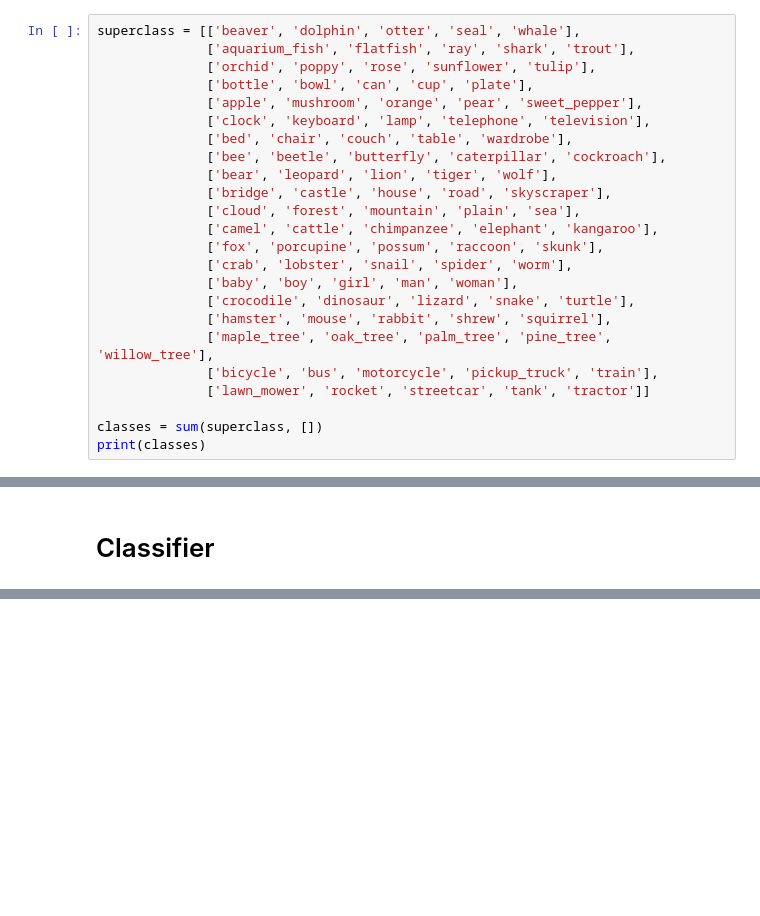
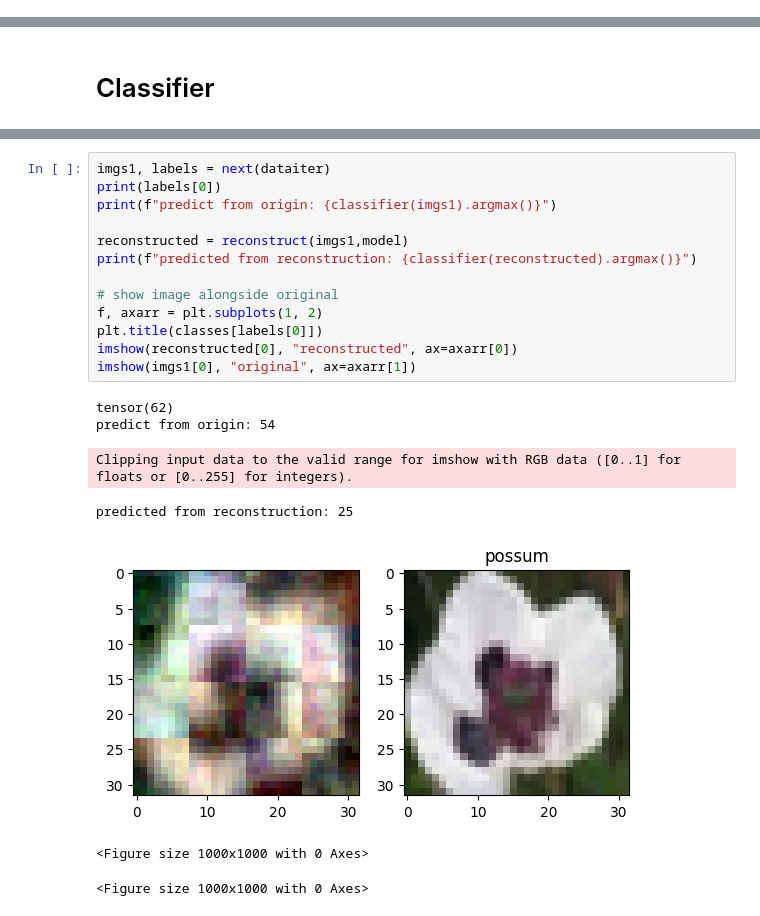
Before and after one commit to nadavo11/Variable-Rate-Remote-Image-Inference-RNN, a Jupyter notebook: classifier.ipynb, the cells around one changed output, grey strips where cells are left out. Cells and saved outputs as stored; diff of their text form; blank space fills up the shorter version.

Commit message:
added classifier

```diff
--- a/classifier.ipynb
+++ b/classifier.ipynb
@@ -76,26 +81,2 @@ Clipping input data to the valid range for imshow with RGB data ([0..1] for floa
 <Figure size 1000x1000 with 0 Axes>
 <Figure size 1000x1000 with 0 Axes>
-# %%
-superclass = [['beaver', 'dolphin', 'otter', 'seal', 'whale'],
-              ['aquarium_fish', 'flatfish', 'ray', 'shark', 'trout'],
-              ['orchid', 'poppy', 'rose', 'sunflower', 'tulip'],
-              ['bottle', 'bowl', 'can', 'cup', 'plate'],
-              ['apple', 'mushroom', 'orange', 'pear', 'sweet_pepper'],
-              ['clock', 'keyboard', 'lamp', 'telephone', 'television'],
-              ['bed', 'chair', 'couch', 'table', 'wardrobe'],
-              ['bee', 'beetle', 'butterfly', 'caterpillar', 'cockroach'],
-              ['bear', 'leopard', 'lion', 'tiger', 'wolf'],
-              ['bridge', 'castle', 'house', 'road', 'skyscraper'],
-              ['cloud', 'forest', 'mountain', 'plain', 'sea'],
-              ['camel', 'cattle', 'chimpanzee', 'elephant', 'kangaroo'],
-              ['fox', 'porcupine', 'possum', 'raccoon', 'skunk'],
-              ['crab', 'lobster', 'snail', 'spider', 'worm'],
-              ['baby', 'boy', 'girl', 'man', 'woman'],
-              ['crocodile', 'dinosaur', 'lizard', 'snake', 'turtle'],
-              ['hamster', 'mouse', 'rabbit', 'shrew', 'squirrel'],
-              ['maple_tree', 'oak_tree', 'palm_tree', 'pine_tree', 'willow_tree'],
-              ['bicycle', 'bus', 'motorcycle', 'pickup_truck', 'train'],
-              ['lawn_mower', 'rocket', 'streetcar', 'tank', 'tractor']]
-
-classes = sum(superclass, [])
-print(classes)
@@ -107,0 +218,21 @@ classifier = torchvision.models.resnet18(pretrained=True, num_classes=100)
+# %%
+imgs1, labels = next(dataiter)
+print(labels[0])
+print(f"predict from origin: {classifier(imgs1).argmax()}")
+
+reconstructed = reconstruct(imgs1,model)
+print(f"predicted from reconstruction: {classifier(reconstructed).argmax()}")
+
+# show image alongside original
+f, axarr = plt.subplots(1, 2)
+plt.title(classes[labels[0]])
+imshow(reconstructed[0], "reconstructed", ax=axarr[0])
+imshow(imgs1[0], "original", ax=axarr[1])
+# %% [output]
+tensor(62)
+predict from origin: 54
+Clipping input data to the valid range for imshow with RGB data ([0..1] for floats or [0..255] for integers).
+predicted from reconstruction: 25
+[figure, added]
+<Figure size 1000x1000 with 0 Axes>
+<Figure size 1000x1000 with 0 Axes>
```
Also changed, not shown: parts of 13 cells of this notebook.
